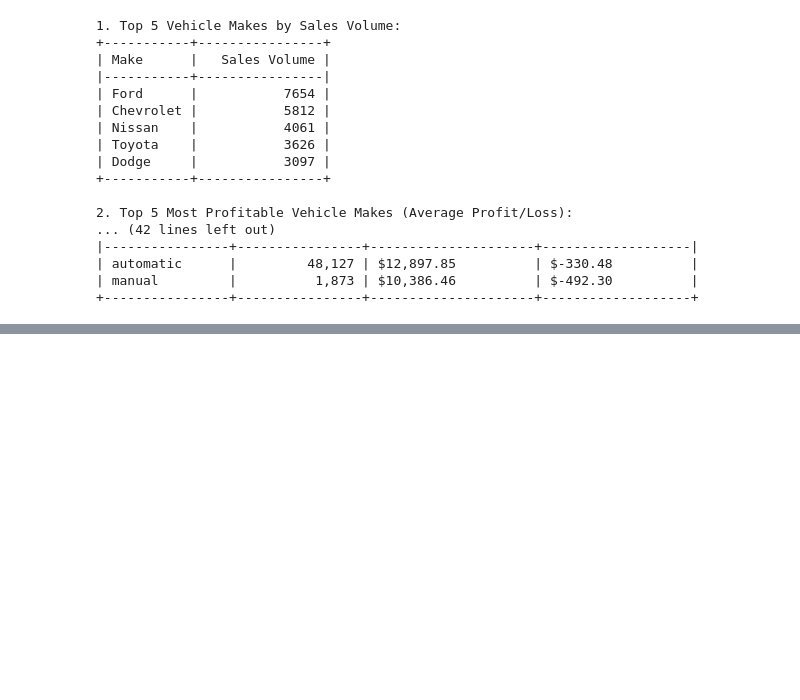
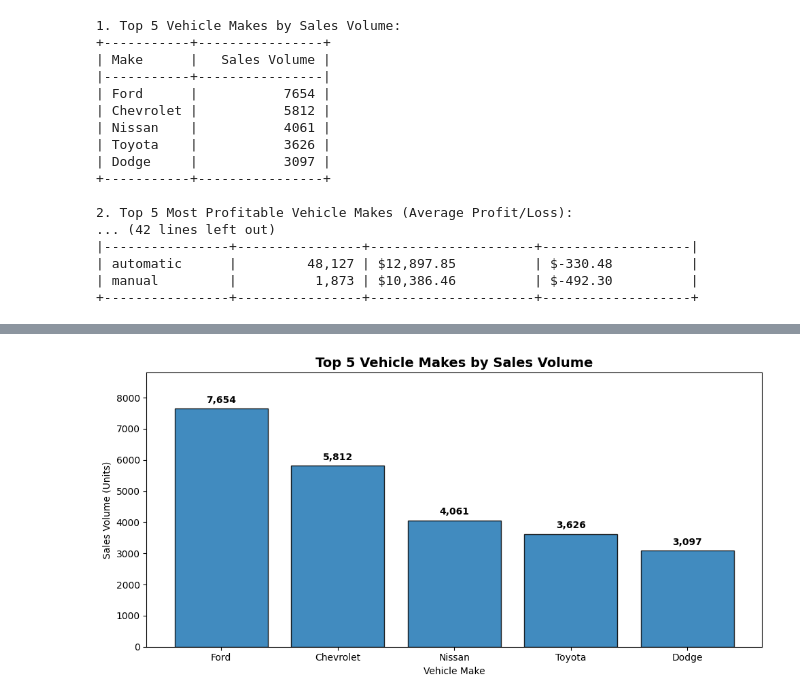
Before and after one commit to iriyasat/CSC499_Internship_2110316, a Jupyter notebook: Day-6/car_sales_sql_pipeline.ipynb, the cells around one changed output, grey strips where cells are left out. Drawn from its saved outputs; the diff is of its cells as text; code cells hidden in the pictures; blank space fills up the shorter version.

Commit message:
Implement feature X to enhance user experience and optimize performance

```diff
--- a/Day-6/car_sales_sql_pipeline.ipynb
+++ b/Day-6/car_sales_sql_pipeline.ipynb
@@ -754,0 +368,98 @@ run_five_diagrams()
+# %%
+def render_matplotlib_dashboard():
+    """Queries database server and plots 4 high-quality charts using Matplotlib."""
+    try:
+        conn = mysql.connector.connect(host=DB_HOST, port=DB_PORT, user=DB_USER, password=DB_PASSWORD, database=DB_NAME)
+        cursor = conn.cursor(dictionary=True)
+
+        # Query 1: Top 5 Makes by Sales Volume
+        cursor.execute("SELECT make, COUNT(*) AS volume FROM car_sales GROUP BY make ORDER BY volume DESC LIMIT 5")
+        top_makes = cursor.fetchall()
+        makes = [r['make'] for r in top_makes]
+        make_volumes = [r['volume'] for r in top_makes]
+
+        # Query 2: Monthly Sales Volumes
+        cursor.execute("""
+            SELECT CONCAT(YEAR(saledate), '-', MONTHNAME(saledate)) AS period, COUNT(*) AS volume
+            FROM car_sales GROUP BY YEAR(saledate), MONTHNAME(saledate), MONTH(saledate) ORDER BY YEAR(saledate) ASC, MONTH(saledate) ASC
+        """)
+        monthly_data = cursor.fetchall()
+        periods = [r['period'] for r in monthly_data]
+        monthly_volumes = [r['volume'] for r in monthly_data]
+
+        # Query 3: Transmission Volume Types
+        cursor.execute("SELECT transmission, COUNT(*) AS volume FROM car_sales GROUP BY transmission")
+        trans_data = cursor.fetchall()
+        trans_labels = [r['transmission'].title() for r in trans_data]
+        trans_volumes = [r['volume'] for r in trans_data]
+
+        # Query 4: Weekly Day Volume
+        cursor.execute("""
+            SELECT saleday, COUNT(*) AS volume
+            FROM car_sales GROUP BY saleday, WEEKDAY(saledate) ORDER BY WEEKDAY(saledate) ASC
+        """)
+        weekly_data = cursor.fetchall()
+        days = [r['saleday'] for r in weekly_data]
+        weekly_volumes = [r['volume'] for r in weekly_data]
+
+        cursor.close()
+        conn.close()
+
+        # Chart 1: Bar Chart of Top Makes
+        plt.figure(figsize=(10, 5))
+        plt.bar(makes, make_volumes, color='#1f77b4', edgecolor='black', alpha=0.85)
+        plt.title('Top 5 Vehicle Makes by Sales Volume', fontsize=14, weight='bold')
+        plt.xlabel('Vehicle Make')
+        plt.ylabel('Sales Volume (Units)')
+        max_val1 = max(make_volumes) if make_volumes else 1
+        plt.ylim(0, max_val1 * 1.15)
+        offset1 = max_val1 * 0.015
+        for idx, val in enumerate(make_volumes):
+            plt.text(idx, val + offset1, f"{val:,}", ha='center', va='bottom', weight='bold')
+        plt.tight_layout()
+        plt.show()
+
+        # Chart 2: Line Chart of Monthly Volume Trends
+        plt.figure(figsize=(10, 5))
+        plt.plot(periods, monthly_volumes, marker='o', color='#d62728', linewidth=2.5, markersize=8)
+        plt.title('Monthly Sales Volume Chronological Trend', fontsize=14, weight='bold')
+        plt.xlabel('Year-Month')
+        plt.ylabel('Sales Volume (Units)')
+        plt.xticks(rotation=15)
+        max_val2 = max(monthly_volumes) if monthly_volumes else 1
+        plt.ylim(0, max_val2 * 1.15)
+        offset2 = max_val2 * 0.015
+        for idx, val in enumerate(monthly_volumes):
+            plt.text(idx, val + offset2, f"{val:,}", ha='center', va='bottom', weight='bold')
+        plt.tight_layout()
+        plt.show()
+
+        # Chart 3: Pie Chart of Transmission Distributions
+        plt.figure(figsize=(6, 6))
+        plt.pie(trans_volumes, labels=trans_labels, autopct='%1.1f%%', colors=['#2ca02c', '#ff7f0e'], startangle=90,
+                       textprops={'fontsize': 11, 'weight': 'bold'}, wedgeprops={'edgecolor': 'black', 'linewidth': 1, 'antialiased': True})
+        plt.title('Transmission Type Distribution', fontsize=14, weight='bold')
+        plt.tight_layout()
+        plt.show()
+
+        # Chart 4: Bar Chart of Weekly Volume Trends
+        plt.figure(figsize=(10, 5))
+        plt.bar(days, weekly_volumes, color='#9467bd', edgecolor='black', alpha=0.85)
+        plt.title('Weekly Sales Volume Trend', fontsize=14, weight='bold')
+        plt.xlabel('Day of Week')
+        plt.ylabel('Sales Volume (Units)')
+        max_val4 = max(weekly_volumes) if weekly_volumes else 1
+        plt.ylim(0, max_val4 * 1.15)
+        offset4 = max_val4 * 0.015
+        for idx, val in enumerate(weekly_volumes):
+            plt.text(idx, val + offset4, f"{val:,}", ha='center', va='bottom', weight='bold')
+        plt.tight_layout()
+        plt.show()
+    except Error as e:
+        print(f"[-] SQL plotting error: {e}")
+    except Exception as e:
+        print(f"[-] Plotting error: {e}. Make sure matplotlib is installed.")
+
+render_matplotlib_dashboard()
+# %% [output]
+[figure, added]
```
Also changed, not shown: parts of 24 cells of this notebook.
